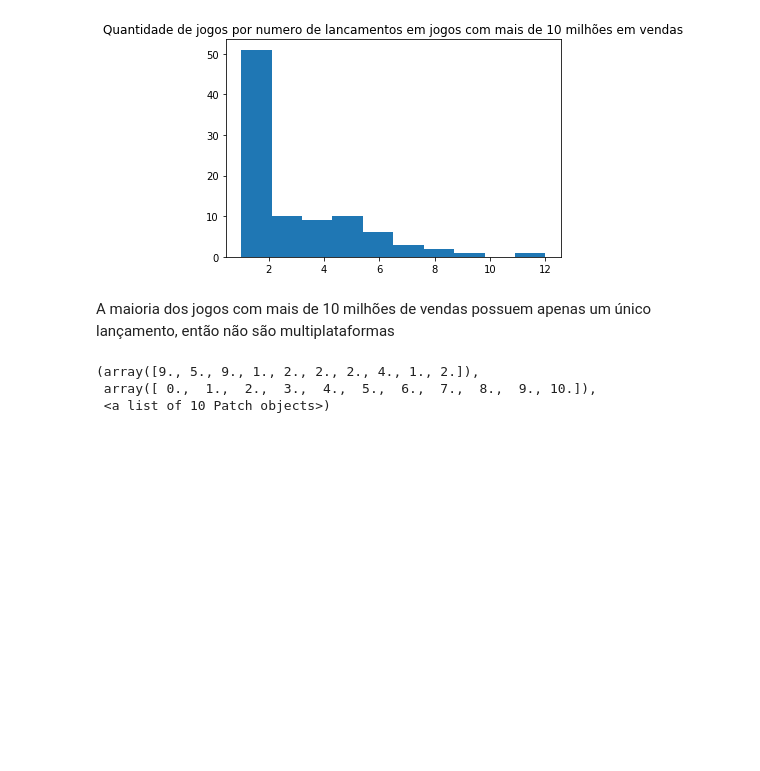
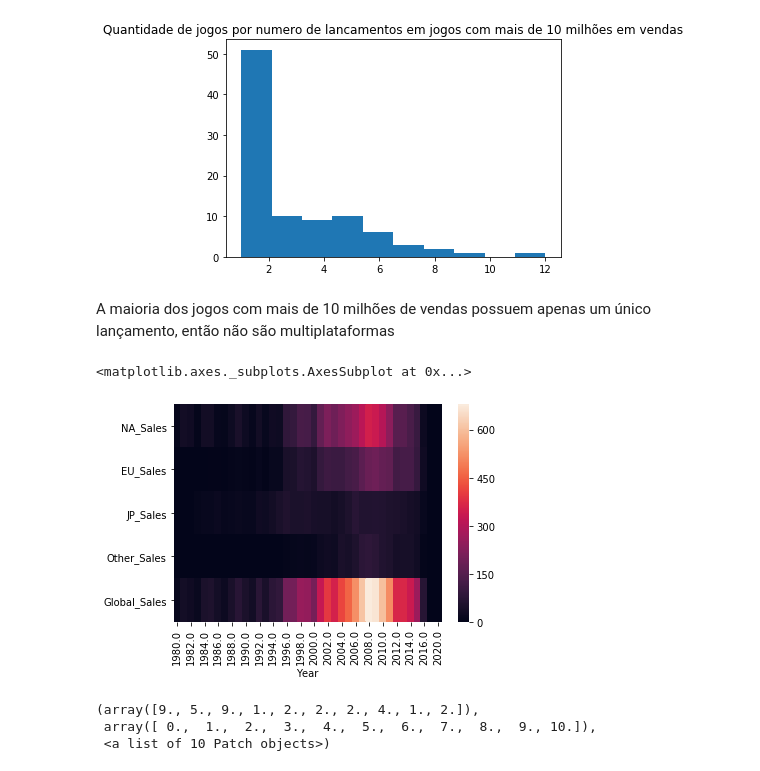
Before and after one commit to VanessaWille/visualizacao_vgsales, a Jupyter notebook: Luques.ipynb, the cells around one changed output. Cells and saved outputs as stored; diff of their text form; code cells hidden in the pictures; blank space fills up the shorter version.

```diff
--- a/Luques.ipynb
+++ b/Luques.ipynb
@@ -88,6 +88,13 @@ plt.hist(top_jogos["lancamentos"])
 [figure]
 # %% [markdown]
 A maioria dos jogos com mais de 10 milhões de vendas possuem apenas um único lançamento, então não são multiplataformas
+# %%
+df_top_jogos = df.loc[df["Name"].isin(top_jogos.index)]
+#df_top_jogos.groupby(["Platform"]).pivot(index="Platform",columns='Year', values='Global_Sales')
+sns.heatmap(df.groupby(["Year"]).sum()[["NA_Sales","EU_Sales","JP_Sales","Other_Sales","Global_Sales"]].T)
+# %% [output]
+<matplotlib.axes._subplots.AxesSubplot at 0x...>
+[figure, added]
 # %%
 jogos_sucesso_plataforma_unica = list(top_jogos.loc[top_jogos["lancamentos"]==1].index)
 
```
Also changed, not shown: parts of 1 cell of this notebook.
